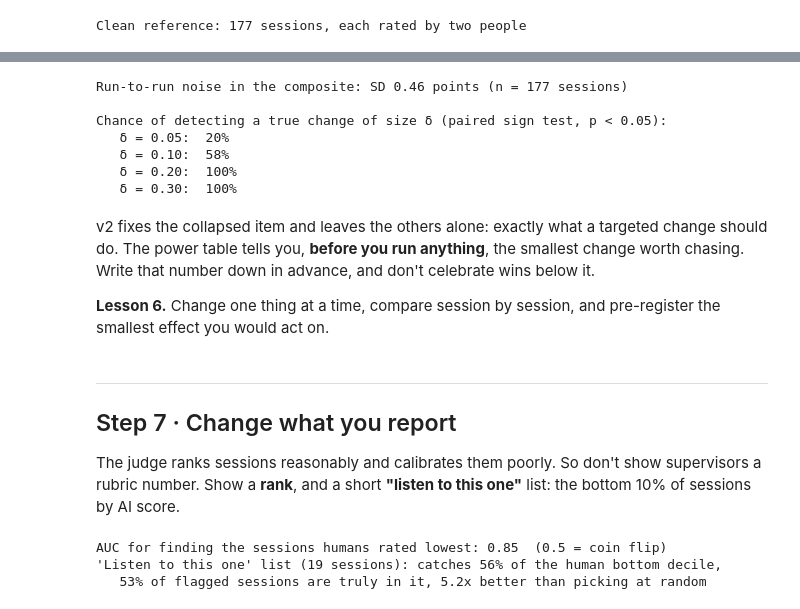
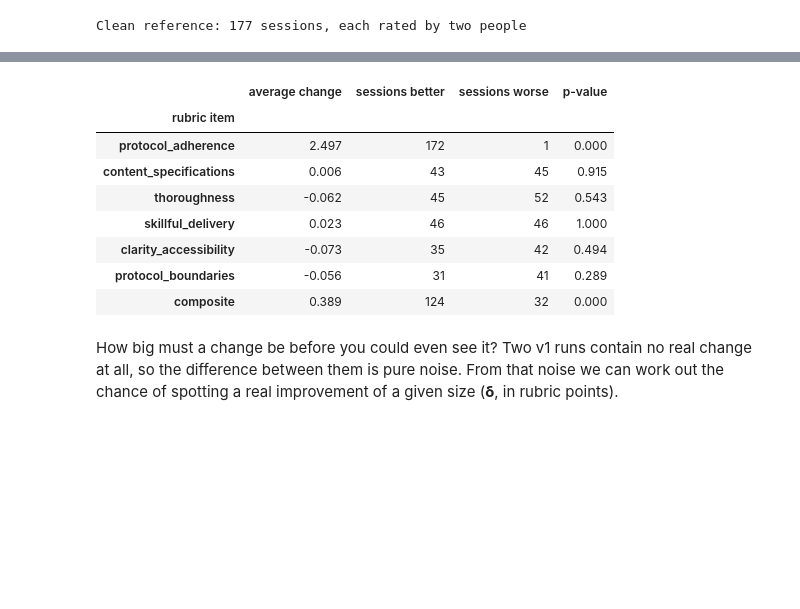
Before and after one commit to Shamiri-Institute/fidelity-eval-demo, a Jupyter notebook: notebooks/fidelity_eval_walkthrough_with_outputs.ipynb, the cells around one changed output, grey strips where cells are left out. Cells and saved outputs as stored; diff of their text form; code cells hidden in the pictures; blank space fills up the shorter version.

```diff
--- a/notebooks/fidelity_eval_walkthrough_with_outputs.ipynb
+++ b/notebooks/fidelity_eval_walkthrough_with_outputs.ipynb
@@ -549,14 +593,0 @@ Prompt **v2** rewrites the over-strict adherence clause and changes nothing else
-# %%
-v2 = ai_scores[(ai_scores.prompt_version == "v2")].set_index("session_id").loc[hmean.index]
-paired = pd.DataFrame({d: v2[d] - ai1[d] for d in DIMS})
-paired["composite"] = v2[DIMS].mean(axis=1) - ai1[DIMS].mean(axis=1)
-
-def sign_test(diff):
-    w, l = (diff > 0).sum(), (diff < 0).sum()
-    return w, l, stats.binomtest(w, w + l).pvalue if w + l else np.nan
-
-out = []
-for d in DIMS + ["composite"]:
-    w, l, p = sign_test(paired[d])
-    out.append({"dimension": d, "mean change": paired[d].mean(), "better": w, "worse": l, "p (sign test)": p})
-pd.DataFrame(out).set_index("dimension").round(3)
@@ -573,44 +601,28 @@ pd.DataFrame(out).set_index("dimension").round(3)
 # %%
-# How big must a change be before we can trust it? Use two v1 runs (no real change) to measure pure noise.
-noise = (v1w[DIMS].xs(2, axis=1, level=1).mean(axis=1) - v1w[DIMS].xs(1, axis=1, level=1).mean(axis=1))
-sd, n = noise.std(), len(noise)
-rng = np.random.default_rng(0)
-print(f"Run-to-run noise in the composite: SD {sd:.2f} points (n = {n} sessions)\n")
-print("Chance of detecting a true change of size δ (paired sign test, p < 0.05):")
-for delta in [0.05, 0.1, 0.2, 0.3]:
-    sims = delta + rng.normal(0, sd, (2000, n))
-    power = np.mean([stats.binomtest((s > 0).sum(), (s != 0).sum()).pvalue < .05 for s in sims[:400]])
-    print(f"   δ = {delta:.2f}:  {power:.0%}")
+judge_v2 = ai_judge_scores[ai_judge_scores.prompt_version == "v2"].set_index("session_id").loc[human_average.index]
+change_v1_to_v2 = pd.DataFrame({item: judge_v2[item] - judge_v1_run1[item] for item in RUBRIC_ITEMS})
+change_v1_to_v2["composite"] = judge_v2[RUBRIC_ITEMS].mean(axis=1) - judge_v1_run1[RUBRIC_ITEMS].mean(axis=1)
+
+def sign_test(changes):
+    """Count sessions that went up and down, and how likely that split is if nothing really changed."""
+    better, worse = (changes > 0).sum(), (changes < 0).sum()
+    return better, worse, stats.binomtest(better, better + worse).pvalue if better + worse else np.nan
+
+comparison_rows = []
+for item in RUBRIC_ITEMS + ["composite"]:
+    better, worse, p_value = sign_test(change_v1_to_v2[item])
+    comparison_rows.append({"rubric item": item, "average change": change_v1_to_v2[item].mean(),
+                            "sessions better": better, "sessions worse": worse, "p-value": p_value})
+pd.DataFrame(comparison_rows).set_index("rubric item").round(3)
 # %% [output]
-Run-to-run noise in the composite: SD 0.46 points (n = 177 sessions)
-
-Chance of detecting a true change of size δ (paired sign test, p < 0.05):
-   δ = 0.05:  20%
-   δ = 0.10:  58%
-   δ = 0.20:  100%
-   δ = 0.30:  100%
+|  | average change | sessions better | sessions worse | p-value |
+| rubric item |  |  |  |  |
+| protocol_adherence | 2.497 | 172 | 1 | 0.000 |
+| content_specifications | 0.006 | 43 | 45 | 0.915 |
+| thoroughness | -0.062 | 45 | 52 | 0.543 |
+| skillful_delivery | 0.023 | 46 | 46 | 1.000 |
+| clarity_accessibility | -0.073 | 35 | 42 | 0.494 |
+| protocol_boundaries | -0.056 | 31 | 41 | 0.289 |
+| composite | 0.389 | 124 | 32 | 0.000 |
 # %% [markdown]
-v2 fixes the collapsed item and leaves the others alone: exactly what a targeted change should do. The power table tells you, **before you run anything**, the smallest change worth chasing. Write that number down in advance, and don't celebrate wins below it.
-
-**Lesson 6.** Change one thing at a time, compare session by session, and pre-register the smallest effect you would act on.
+How big must a change be before you could even see it? Two v1 runs contain no real change at all, so the difference between them is pure noise. From that noise we can work out the chance of spotting a real improvement of a given size (**δ**, in rubric points).
-# %% [markdown]
----
-## Step 7 · Change what you report
-
-The judge ranks sessions reasonably and calibrates them poorly. So don't show supervisors a rubric number. Show a **rank**, and a short **"listen to this one"** list: the bottom 10% of sessions by AI score.
-# %%
-# Average the three v1 runs (cheap way to cut noise) and drop the broken item
-ai_avg = v1.groupby("session_id")[no_adh].mean().loc[hmean.index].mean(axis=1)
-truth_low = hmean.composite <= hmean.composite.quantile(.10)          # human bottom decile
-flag = ai_avg <= ai_avg.quantile(.10)                                  # AI bottom decile
-
-auc = roc_auc_score(truth_low, -ai_avg)
-recall = (flag & truth_low).sum() / truth_low.sum()
-precision = (flag & truth_low).sum() / flag.sum()
-print(f"AUC for finding the sessions humans rated lowest: {auc:.2f}  (0.5 = coin flip)")
-print(f"'Listen to this one' list ({flag.sum()} sessions): catches {recall:.0%} of the human bottom decile,")
-print(f"   {precision:.0%} of flagged sessions are truly in it, {precision / truth_low.mean():.1f}x better than picking at random")
-# %% [output]
-AUC for finding the sessions humans rated lowest: 0.85  (0.5 = coin flip)
-'Listen to this one' list (19 sessions): catches 56% of the human bottom decile,
-   53% of flagged sessions are truly in it, 5.2x better than picking at random
```
Also changed, not shown: parts of 58 cells of this notebook, 2 other files.
